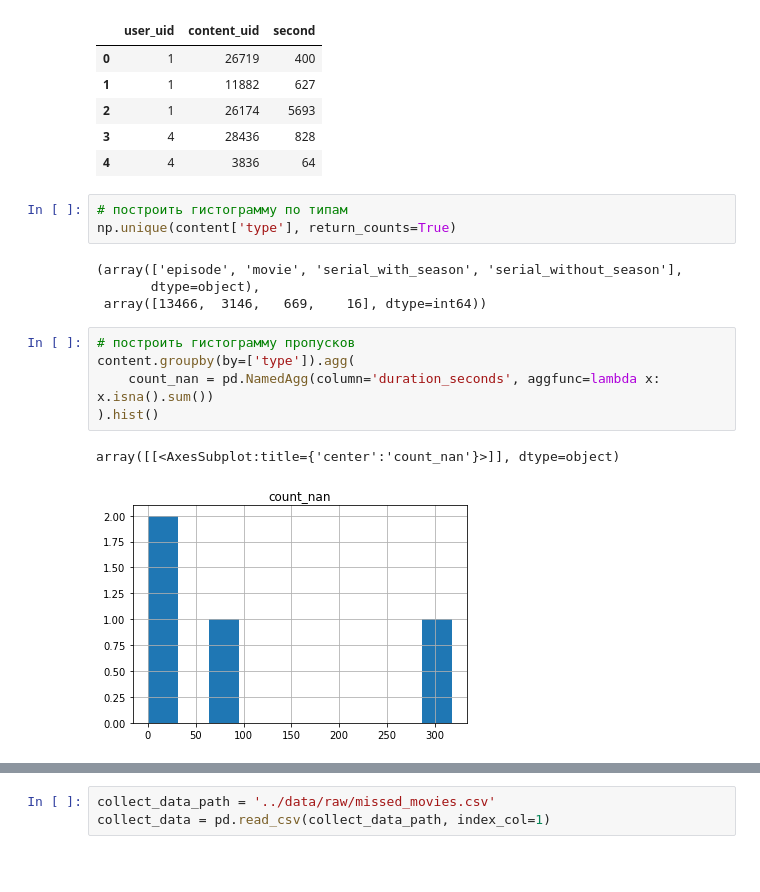
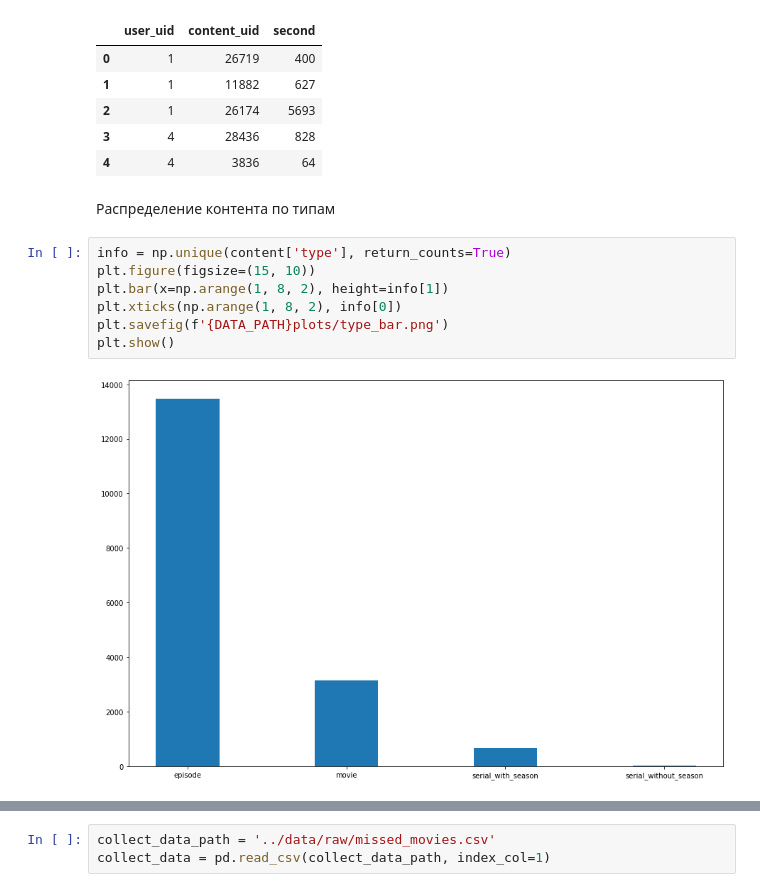
Before and after one commit to OnlyOneUseAcc/GS-Labs-movies, a Jupyter notebook: preprocessing/filtering.ipynb, the cells around one changed output, grey strips where cells are left out. Cells and saved outputs as stored; diff of their text form; blank space fills up the shorter version.

Commit message:
plots

```diff
--- a/preprocessing/filtering.ipynb
+++ b/preprocessing/filtering.ipynb
@@ -26,18 +27,14 @@ history.head()
 | 2 | 1 | 26174 | 5693 |
 | 3 | 4 | 28436 | 828 |
 | 4 | 4 | 3836 | 64 |
-# %%
-# построить гистограмму по типам
-np.unique(content['type'], return_counts=True)
-# %% [output]
-(array(['episode', 'movie', 'serial_with_season', 'serial_without_season'],
-       dtype=object),
- array([13466,  3146,   669,    16], dtype=int64))
-# %%
-# построить гистограмму пропусков
-content.groupby(by=['type']).agg(
-    count_nan = pd.NamedAgg(column='duration_seconds', aggfunc=lambda x: x.isna().sum())
-).hist()
-# %% [output]
-array([[<AxesSubplot:title={'center':'count_nan'}>]], dtype=object)
-[figure, removed]
+# %% [markdown]
+Распределение контента по типам
+# %%
+info = np.unique(content['type'], return_counts=True)
+plt.figure(figsize=(15, 10))
+plt.bar(x=np.arange(1, 8, 2), height=info[1])
+plt.xticks(np.arange(1, 8, 2), info[0])
+plt.savefig(f'{DATA_PATH}plots/type_bar.png')
+plt.show()
+# %% [output]
+[figure, added]
```
Also changed, not shown: parts of 13 cells of this notebook, 3 other files.
